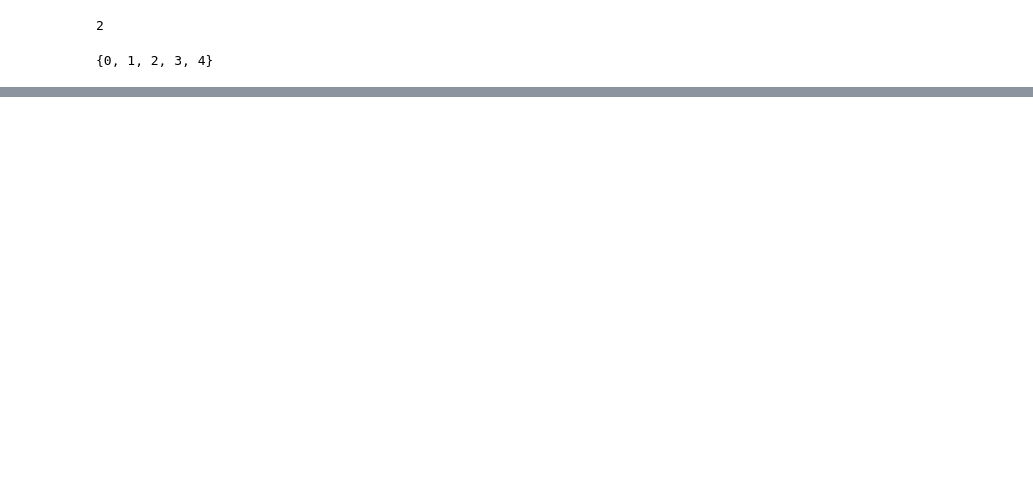
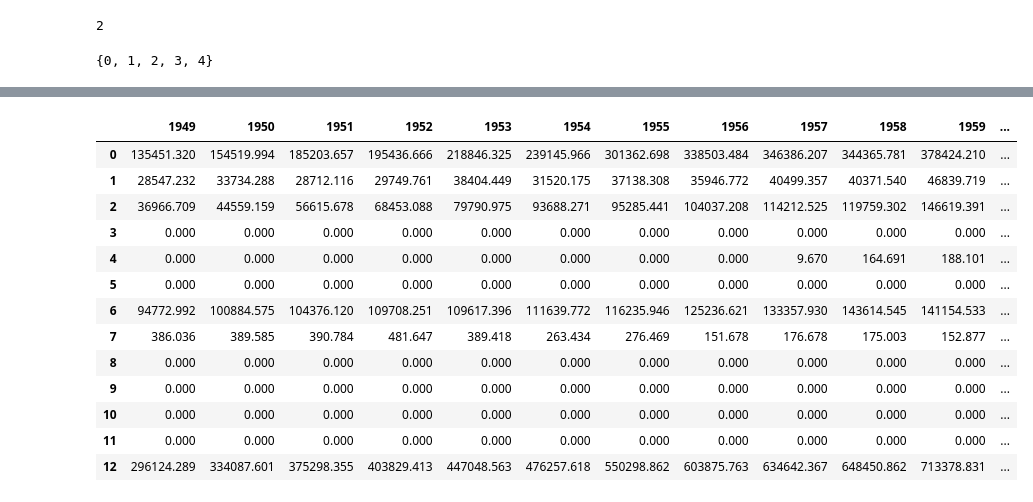
Before and after one commit to gautumsvp7/EnergyGenerationDataset, a Jupyter notebook: Electricity_gen_1949to2016.ipynb, the cells around one changed output, grey strips where cells are left out. Drawn from its saved outputs; the diff is of its cells as text; code cells hidden in the pictures; blank space fills up the shorter version.

```diff
--- a/Electricity_gen_1949to2016.ipynb
+++ b/Electricity_gen_1949to2016.ipynb
@@ -289,0 +293,19 @@ plt.legend()
+# %%
+X_mod = X_f.drop(['1949 Share of Total','1990 Share of Total','2016 Share of Total'],axis=1)
+# %%
+X_mod
+# %% [output]
+|  | 1949 | 1950 | 1951 | 1952 | 1953 | 1954 | 1955 | 1956 | 1957 | 1958 | 1959 | ... |
+| 0 | 135451.320 | 154519.994 | 185203.657 | 195436.666 | 218846.325 | 239145.966 | 301362.698 | 338503.484 | 346386.207 | 344365.781 | 378424.210 | ... |
+| 1 | 28547.232 | 33734.288 | 28712.116 | 29749.761 | 38404.449 | 31520.175 | 37138.308 | 35946.772 | 40499.357 | 40371.540 | 46839.719 | ... |
+| 2 | 36966.709 | 44559.159 | 56615.678 | 68453.088 | 79790.975 | 93688.271 | 95285.441 | 104037.208 | 114212.525 | 119759.302 | 146619.391 | ... |
+| 3 | 0.000 | 0.000 | 0.000 | 0.000 | 0.000 | 0.000 | 0.000 | 0.000 | 0.000 | 0.000 | 0.000 | ... |
+| 4 | 0.000 | 0.000 | 0.000 | 0.000 | 0.000 | 0.000 | 0.000 | 0.000 | 9.670 | 164.691 | 188.101 | ... |
+| 5 | 0.000 | 0.000 | 0.000 | 0.000 | 0.000 | 0.000 | 0.000 | 0.000 | 0.000 | 0.000 | 0.000 | ... |
+| 6 | 94772.992 | 100884.575 | 104376.120 | 109708.251 | 109617.396 | 111639.772 | 116235.946 | 125236.621 | 133357.930 | 143614.545 | 141154.533 | ... |
+| 7 | 386.036 | 389.585 | 390.784 | 481.647 | 389.418 | 263.434 | 276.469 | 151.678 | 176.678 | 175.003 | 152.877 | ... |
+| 8 | 0.000 | 0.000 | 0.000 | 0.000 | 0.000 | 0.000 | 0.000 | 0.000 | 0.000 | 0.000 | 0.000 | ... |
+| 9 | 0.000 | 0.000 | 0.000 | 0.000 | 0.000 | 0.000 | 0.000 | 0.000 | 0.000 | 0.000 | 0.000 | ... |
+| 10 | 0.000 | 0.000 | 0.000 | 0.000 | 0.000 | 0.000 | 0.000 | 0.000 | 0.000 | 0.000 | 0.000 | ... |
+| 11 | 0.000 | 0.000 | 0.000 | 0.000 | 0.000 | 0.000 | 0.000 | 0.000 | 0.000 | 0.000 | 0.000 | ... |
+| 12 | 296124.289 | 334087.601 | 375298.355 | 403829.413 | 447048.563 | 476257.618 | 550298.862 | 603875.763 | 634642.367 | 648450.862 | 713378.831 | ... |
```
Also changed, not shown: parts of 7 cells of this notebook.
